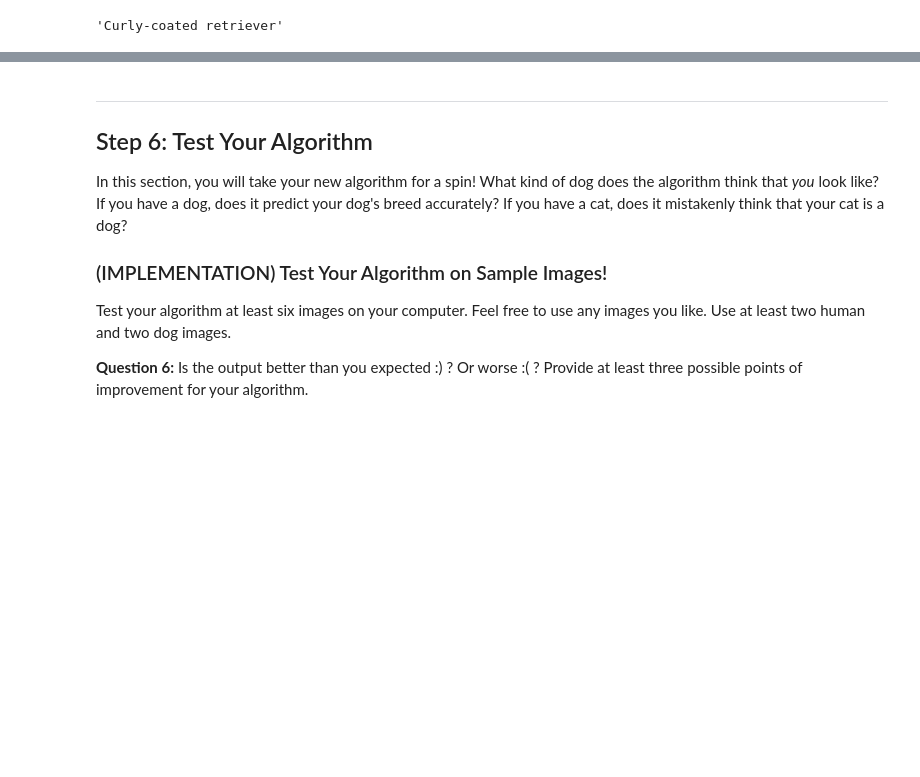
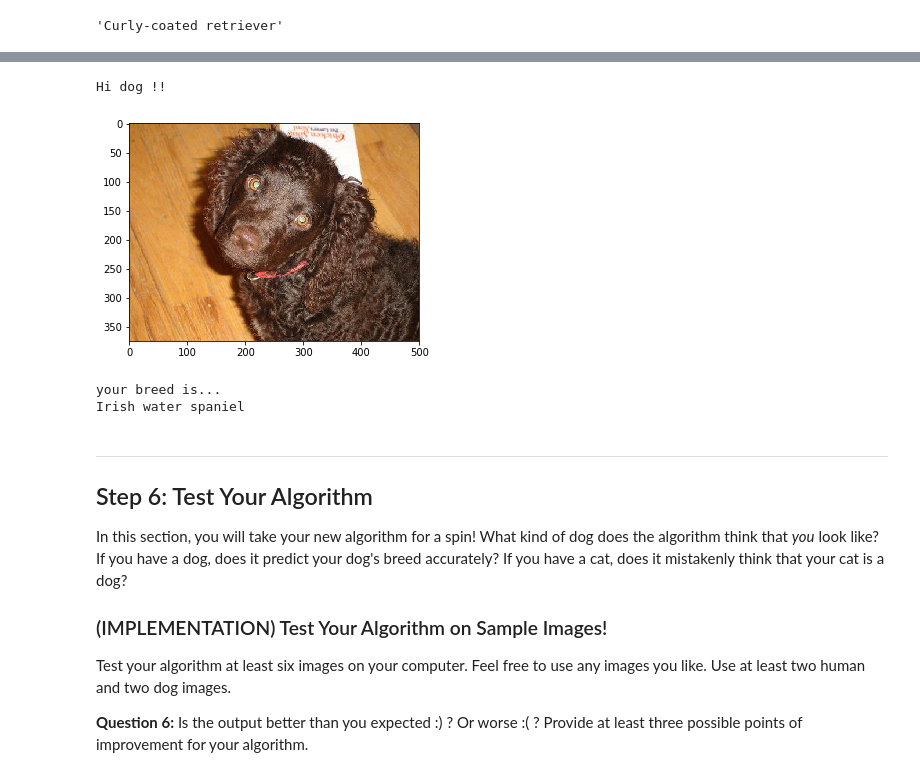
Before and after one commit to NajeraVictor/dog_breed, a Jupyter notebook: dog_app.ipynb, the cells around one changed output, grey strips where cells are left out. Saved outputs shown, nothing was run; the diff lists cells and outputs as text; code cells hidden in the pictures; blank space fills up the shorter version.

```diff
--- a/dog_app.ipynb
+++ b/dog_app.ipynb
@@ -332,10 +401,10 @@ from torchvision import datasets
 ### TODO: Write data loaders for training, validation, and test sets
 ## Specify appropriate transforms, and batch_sizes
 
-data_dir = 'dogImages/'
-train_dir = os.path.join(data_dir, 'train/')
-test_dir = os.path.join(data_dir, 'test/')
-valid_dir = os.path.join(data_dir, 'valid/')
+data_dir = "/data/dog_images"
+train_dir = os.path.join(data_dir, "train/")
+test_dir = os.path.join(data_dir, "test/")
+valid_dir = os.path.join(data_dir, "valid/")
 
 batch_size = 10
 loaders_scratch = {}
@@ -748,7 +807,7 @@ Train and validate your model in the code cell below.  [Save the final model par
 # %%
 n_epochs = 100
 # train the model
-model_transfer = train(n_epochs, loaders_transfer, model_transfer, optimizer_transfer, criterion_transfer, use_cuda, 'model_transfer.pt')
+model_transfer = train(n_epochs, loader_transfer, model_transfer, optimizer_transfer, criterion_transfer, use_cuda, 'model_transfer.pt')
 
 # load the model that got the best validation accuracy (uncomment the line below)
 #model_transfer.load_state_dict(torch.load('model_transfer.pt'))
@@ -837,3 +895,42 @@ def run_app(img_path):
+# %%
+### TODO: Write your algorithm.
+### Feel free to use as many code cells as needed.
+
+def run_app(img_path):
+    ## handle cases for a human face, dog, and neither
+    #Transformation for image
+
+    if dog_detector(img_path):
+        welcome_msg = 'Hi dog !!'
+        init_text = 'your breed is...'
+        DorH = True
+    elif face_detector(img_path):
+        welcome_msg = 'Hi human !!'
+        init_text = 'you look like...'
+        DorH = True
+    else:
+        welcome_msg = 'Hi thing'
+        init_text = 'There is an error'
+        DorH = False
+
+    if DorH:
+        breed = predict_breed_transfer(img_path)
+    else:
+        breed = 'sorry... =)'
+
+    #Display the image and text prediction
+    print(welcome_msg)
+    img = Image.open(img_path)
+    plt.imshow(img)
+    plt.show()
+    print('{} \n{}\n\n'.format(init_text, breed))
+# %%
+run_app('images/American_water_spaniel_00648.jpg')
+# %% [output]
+Hi dog !!
+[figure, added]
+your breed is...
+Irish water spaniel
 # %% [markdown]
 ---
 <a id='step6'></a>
```
Also changed, not shown: parts of 29 cells of this notebook.
